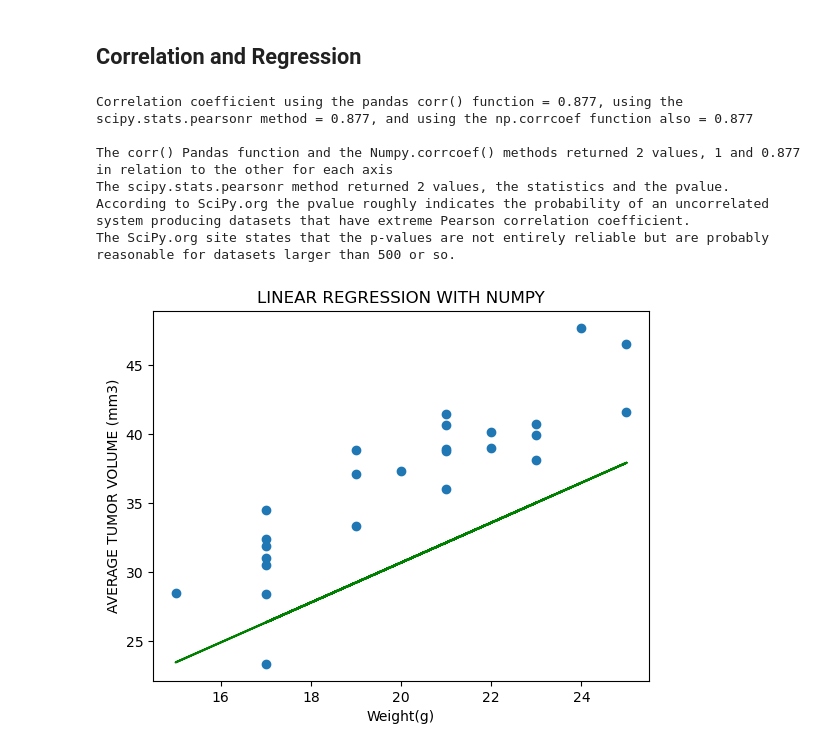
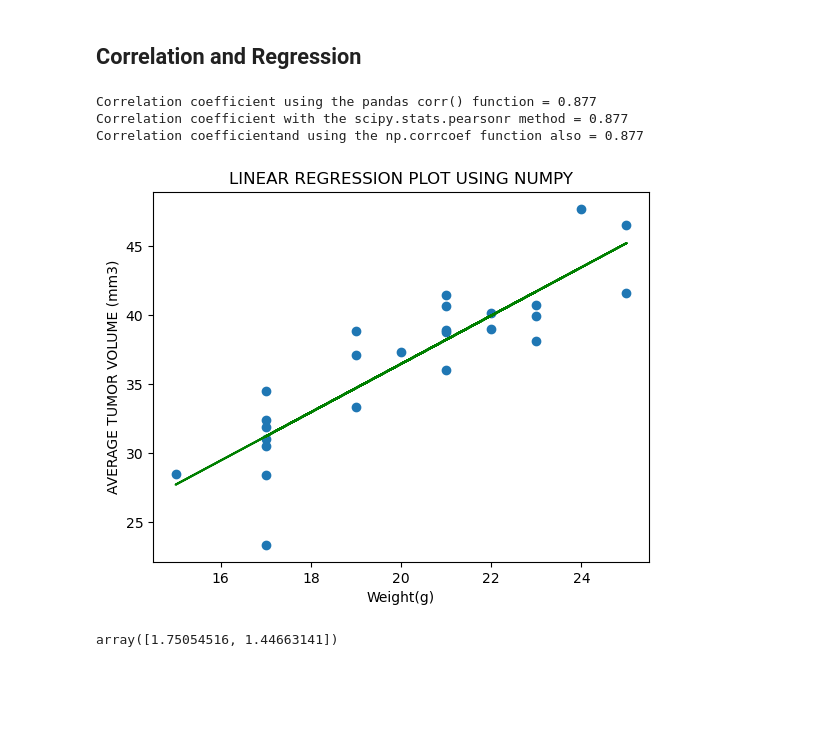
Before and after one commit to gusibis/challenge-5, a Jupyter notebook: pymaceuticals_starter.ipynb, the cells around one changed output. Saved outputs shown, nothing was run; the diff lists cells and outputs as text; code cells hidden in the pictures; blank space fills up the shorter version.

```diff
--- a/pymaceuticals_starter.ipynb
+++ b/pymaceuticals_starter.ipynb
@@ -458,36 +444,23 @@ plt.show()
 # %% [markdown]
 ## Correlation and Regression
 # %%
-# Calculate the correlation coefficient and linear regression model for mouse weight and average tumor volume for the Capomulin regimen
-#
-
 """
-how well for each x value how far is the calculated y.  linear
-
-Best prediction is x vs a function of x.
-
-perpendicular distance from that line. trying to predict values of one, based on one of the values changes of the other.
-
 A correlation coefficient is a number between -1 and 1
-that tells you the strength and direction of a relationship between variables.
+it tells you the strength and direction of a relationship between variables.
 In other words, it reflects how similar the measurements of two or more variables are across a dataset.
 
 The Pearson correlation measures the strength of the linear relationship between two variables.
+Correlation Regression Analysis is a technique through which we can detect and analyze the relationship
+between the independent variables as well as with the target value
 
 https://realpython.com/numpy-scipy-pandas-correlation-python/
-
-correlation Regression Analysis is a technique through which we can detect and analyze the relationship
-between the independent variables as well as with the target value
-
 https://www.askpython.com/python/examples/correlation-regression-analysis
 https://www.askpython.com/python/examples/correlation-matrix-in-python
 https://docs.scipy.org/doc/scipy/reference/generated/scipy.stats.pearsonr.html
 https://tinyurl.com/4fmx6xyf
 
 """
-# numeric_cols = ['Age_months', 'Weight (g)', 'Timepoint', 'Tumor Volume (mm3)', 'Metastatic Sites']
-# numeric_cols_df = complete_data_df.loc[:,numeric_cols].corr()
-# columns = [mean_df['Weight (g)'], mean_df['Tumor Volume (mm3)']]
+# Calculate the correlation coefficient and linear regression model for mouse weight and average tumor volume for the Capomulin regimen
 correlation_df = mean_df[['Weight (g)', 'Tumor Volume (mm3)']].copy()
 correlation = round(correlation_df.corr(), 3)
 correlation = correlation['Tumor Volume (mm3)'][0]
@@ -496,34 +469,34 @@ correlation2 = round([st.pearsonr(mean_df['Weight (g)'],mean_df['Tumor Volume (m
 
 correlation3 = round(np.corrcoef(correlation_df['Weight (g)'], correlation_df['Tumor Volume (mm3)'])[1][0],3)
 
-print(f"Correlation coefficient using the pandas corr() function = {correlation}, using the scipy.stats.pearsonr method = {correlation2}, and using the np.corrcoef function also = {correlation3}")
-print()
-print("The corr() Pandas function and the Numpy.corrcoef() methods returned 2 values, 1 and 0.877 in relation to the other for each axis")
-print("The scipy.stats.pearsonr method returned 2 values, the statistics and the pvalue.")
-print("According to SciPy.org the pvalue roughly indicates the probability of an uncorrelated system producing datasets that have extreme Pearson correlation coefficient.")
-print("The SciPy.org site states that the p-values are not entirely reliable but are probably reasonable for datasets larger than 500 or so.")
+print(f"Correlation coefficient using the pandas corr() function = {correlation}")
+print(f"Correlation coefficient with the scipy.stats.pearsonr method = {correlation2}")
+print(f"Correlation coefficientand using the np.corrcoef functions = {correlation3}")
+
+# The corr() Pandas function and the Numpy.corrcoef() methods returned 2 values, 1 and 0.877 in relation to the other for each axis
+# The scipy.stats.pearsonr method returned 2 values, the statistics and the pvalue.
+# According to SciPy.org the pvalue roughly indicates the probability of an uncorrelated system producing datasets with extreme correlation coefficient.
+# The SciPy.org site states that the p-values are not entirely reliable but are probably reasonable for datasets larger than 500 or so.
 # %% [output]
-Correlation coefficient using the pandas corr() function = 0.877, using the scipy.stats.pearsonr method = 0.877, and using the np.corrcoef function also = 0.877
-
-The corr() Pandas function and the Numpy.corrcoef() methods returned 2 values, 1 and 0.877 in relation to the other for each axis
-The scipy.stats.pearsonr method returned 2 values, the statistics and the pvalue.
-According to SciPy.org the pvalue roughly indicates the probability of an uncorrelated system producing datasets that have extreme Pearson correlation coefficient.
-The SciPy.org site states that the p-values are not entirely reliable but are probably reasonable for datasets larger than 500 or so.
+Correlation coefficient using the pandas corr() function = 0.877
+Correlation coefficient with the scipy.stats.pearsonr method = 0.877
+Correlation coefficientand using the np.corrcoef function also = 0.877
 # %%
 # linear regression model for mouse weight and average tumor volume for the Capomulin regimen
-# numpy.polynomial.polynomial.polyfit(x, y, 1)
-np_linear_model = np.polynomial.polynomial.polyfit(mean_df['Weight (g)'], mean_df['Tumor Volume (mm3)'], 1)
-np_linear_model
+# numpy.polynomial.polynomial.polyfit(x, y, 1)  numpy.polyfit(x, y, 1)
+np_linear_model = np.polyfit(mean_df['Weight (g)'], mean_df['Tumor Volume (mm3)'], 1, True)
+# np_linear_model
 y_axiz = mean_df['Weight (g)'] * np_linear_model[0] + np_linear_model[1]  # used slope and intercept.
-# plt.figure(figsize=(10,6))
 plt.scatter(mean_df['Weight (g)'],mean_df['Tumor Volume (mm3)'])
 plt.plot(mean_df['Weight (g)'], y_axiz ,color="g")
 plt.xlabel('Weight(g)')
 plt.ylabel('AVERAGE TUMOR VOLUME (mm3)')
-plt.title('LINEAR REGRESSION WITH NUMPY')
+plt.title('LINEAR REGRESSION PLOT USING NUMPY')
 plt.show()
+np_linear_model
 # %% [output]
-[figure, old version]
+[figure, new version]
+array([1.75054516, 1.44663141])
 # %%
 # linear regression model for mouse weight and average tumor volume for the Capomulin regimen
 # scipy.stats.linregress(x,y)
```
Also changed, not shown: parts of 17 cells of this notebook.
